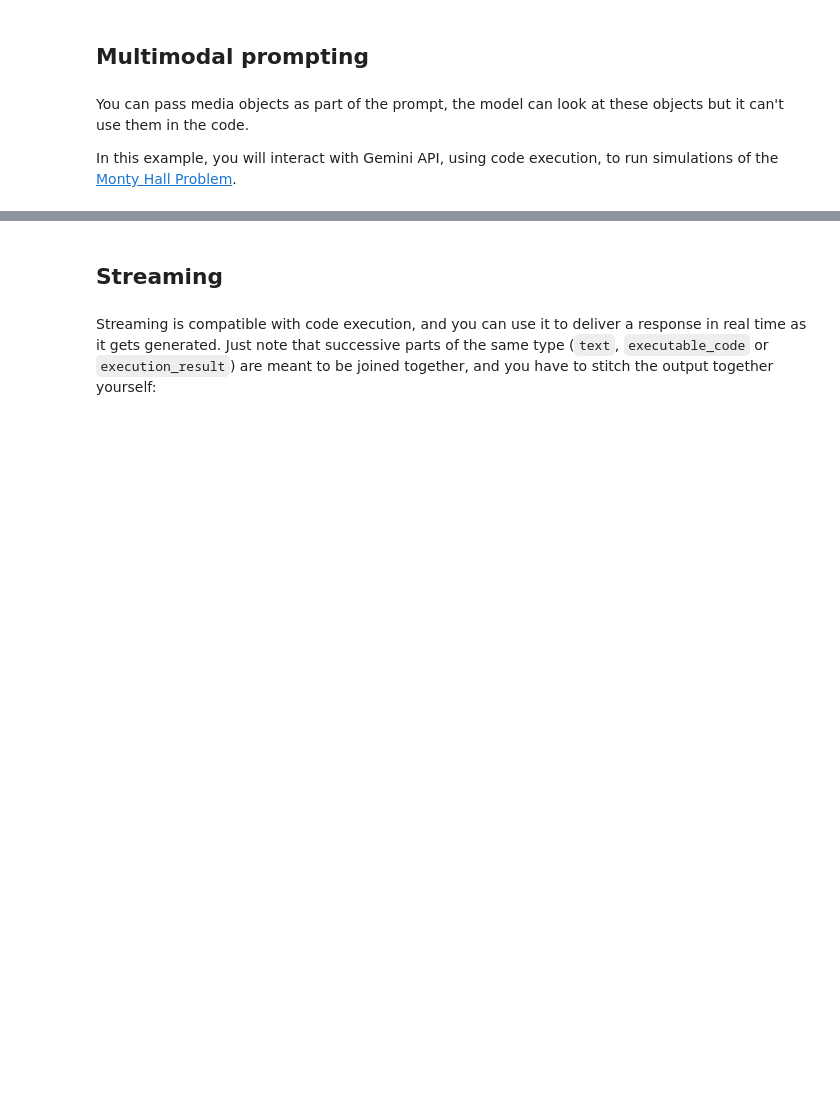
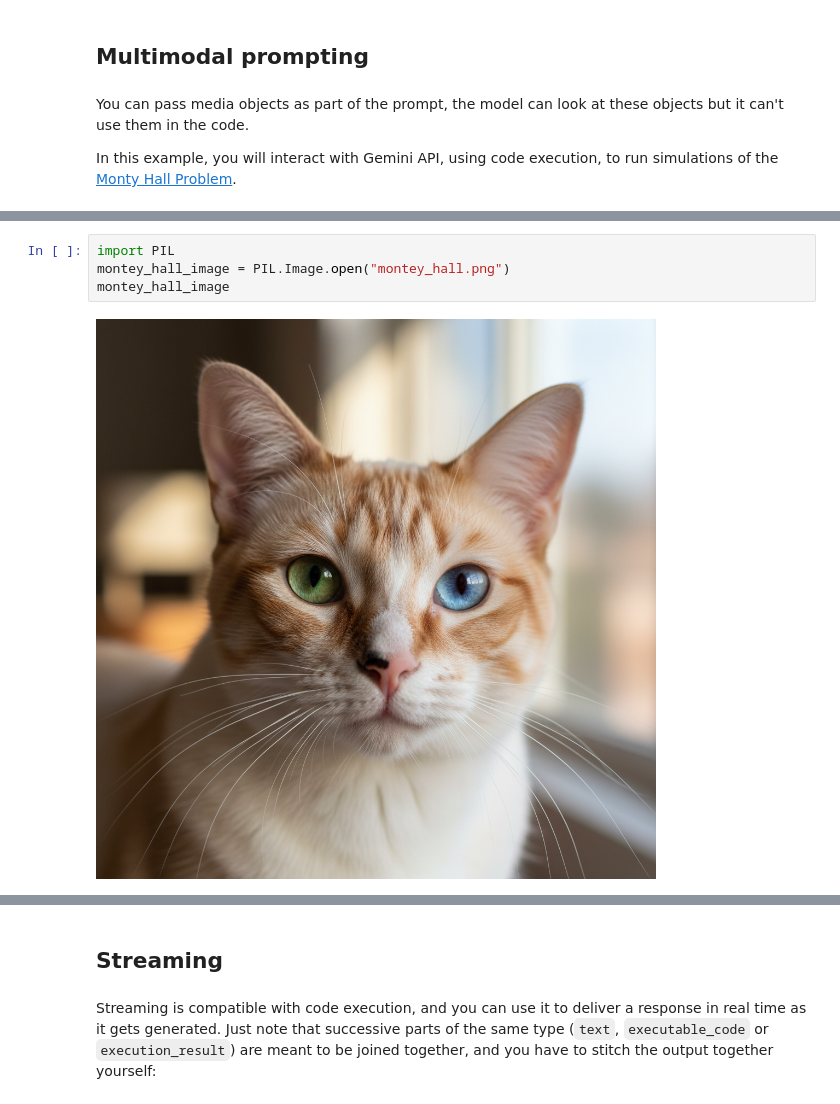
Before and after one commit to Giom-V/gemini-api-cookbook, a Jupyter notebook: quickstarts/Code_Execution.ipynb, the cells around one changed output, grey strips where cells are left out. Saved outputs shown, nothing was run; the diff lists cells and outputs as text; blank space fills up the shorter version.

```diff
--- a/quickstarts/Code_Execution.ipynb
+++ b/quickstarts/Code_Execution.ipynb
@@ -307 +386,7 @@ IPImage(url=MONTY_HALL_URL, width=400)
+# %%
+import PIL
+montey_hall_image = PIL.Image.open("montey_hall.png")
+montey_hall_image
+# %% [output]
+[figure, added]
 # %%
```
Also changed, not shown: parts of 34 cells of this notebook, 10 other files.
